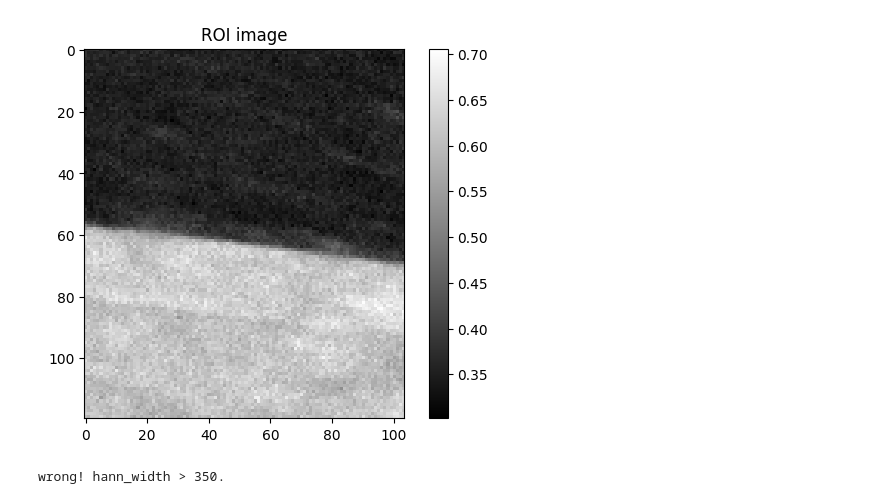
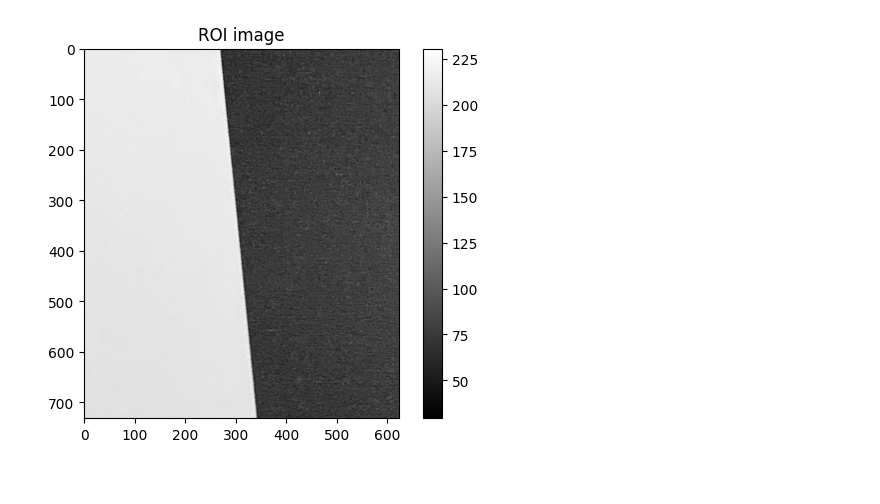
Before and after one commit to lucaswewa/mtf, a Jupyter notebook: quick_mtf.ipynb, the cells around one changed output. Cells and saved outputs as stored; diff of their text form; code cells hidden in the pictures.

```diff
--- a/quick_mtf.ipynb
+++ b/quick_mtf.ipynb
@@ -12,16 +12,16 @@ verbose = True
 # %%
 # load ROI image
 image = np.load(r"..\quickMTF\sample_hori_edge.npy")
 image = np.load(r"..\quickMTF\sample_vert_edge.npy")
-image = np.load(r"..\quickMTF\sample.npy")
+# image = np.load(r"..\quickMTF\sample.npy")
 # image = np.load(r"C:\Users\Lucas\Desktop\for\for Lucas\sample.npy")
 
 sample = image
 
 if plot:
     mtf.plot_roi_image(image)
 # %% [output]
-[figure, old version]
+[figure, new version]
 # %%
 sfr_settings = cSFRSetttings(
     super_sampling = 8,
@@ -37,8 +37,6 @@ sfr_settings = cSFRSetttings(
 
 sfr = SFR(image, sfr_settings)
 original_roi_info, rotated_roi_info, roi_info, esf_info, lsf_info, mtf_info, status_info = sfr.get_mtf()
-# %% [output]
-wrong! hann_width > 350.
 # %%
 # plot centroids
 
```
Also changed, not shown: parts of 7 cells of this notebook, 1 other file.
